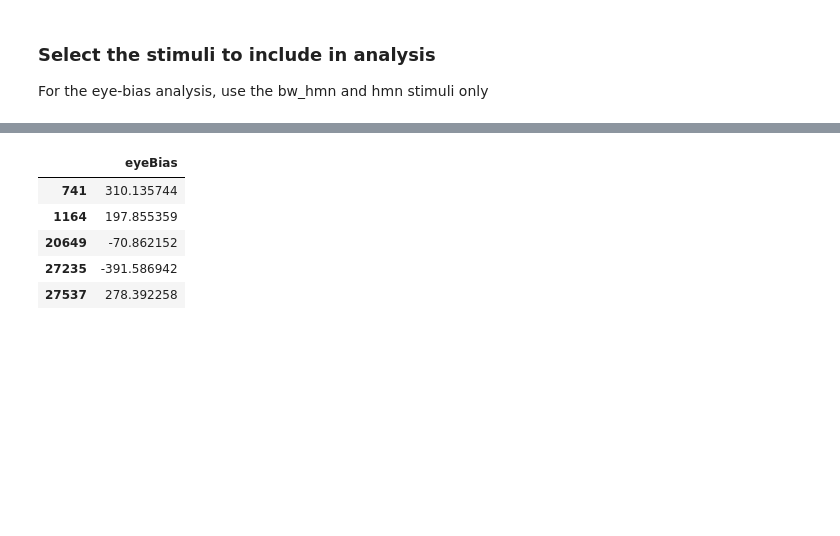
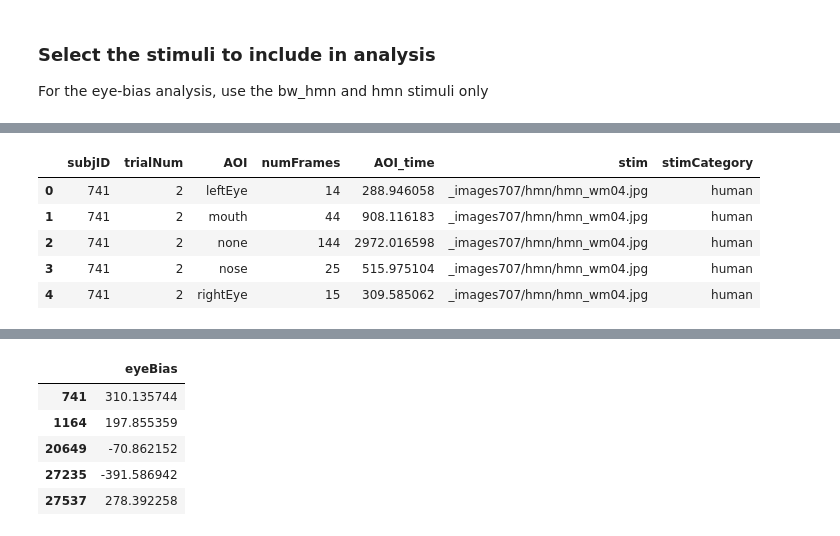
Before and after one commit to jeffmacinnes/cursorTracking, a Jupyter notebook: analysis/eyeBias/eyeBias_analysis.ipynb, the cells around one changed output, grey strips where cells are left out. Cells and saved outputs as stored; diff of their text form; code cells hidden in the pictures; blank space fills up the shorter version.

```diff
--- a/analysis/eyeBias/eyeBias_analysis.ipynb
+++ b/analysis/eyeBias/eyeBias_analysis.ipynb
@@ -64,0 +144,12 @@ would return 1125ms spent on 'leftEye' for that trial. For every trial, the eye-
+# %%
+df_byAOIs['stim'] = df_byAOIs.apply(labelStim, axis=1)
+df_byAOIs['stimCategory'] = df_byAOIs.apply(labelCategory, axis=1)
+
+df_byAOIs.head()
+# %% [output]
+|  | subjID | trialNum | AOI | numFrames | AOI_time | stim | stimCategory |
+| 0 | 741 | 2 | leftEye | 14 | 288.946058 | _images707/hmn/hmn_wm04.jpg | human |
+| 1 | 741 | 2 | mouth | 44 | 908.116183 | _images707/hmn/hmn_wm04.jpg | human |
+| 2 | 741 | 2 | none | 144 | 2972.016598 | _images707/hmn/hmn_wm04.jpg | human |
+| 3 | 741 | 2 | nose | 25 | 515.975104 | _images707/hmn/hmn_wm04.jpg | human |
+| 4 | 741 | 2 | rightEye | 15 | 309.585062 | _images707/hmn/hmn_wm04.jpg | human |
```
Also changed, not shown: parts of 51 cells of this notebook.
